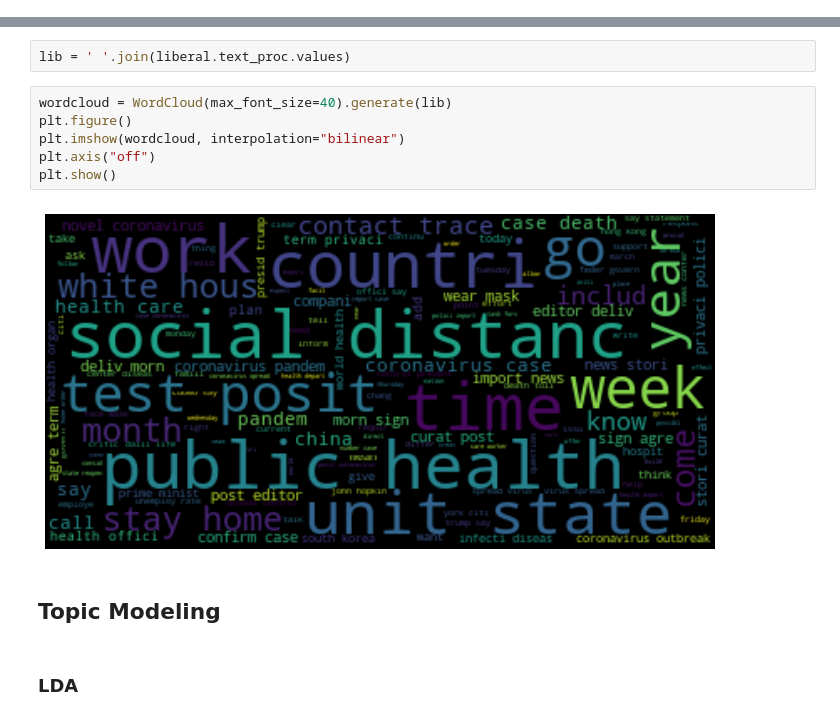
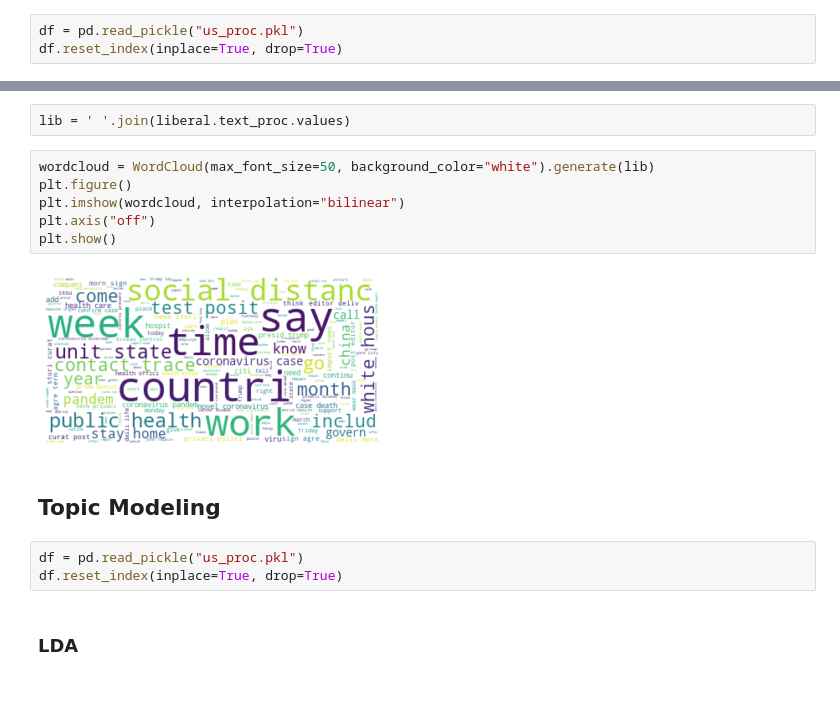
Before and after one commit to yenniejun/contact-tracing, a Jupyter notebook: Topic Modeling.ipynb, the cells around one changed output, grey strips where cells are left out. Saved outputs shown, nothing was run; the diff lists cells and outputs as text; blank space fills up the shorter version.

```diff
--- a/Topic Modeling.ipynb
+++ b/Topic Modeling.ipynb
@@ -415,3 +494,6 @@ df.drop(columns="Unnamed: 0", inplace=True)
+# %%
+df = pd.read_pickle("us_proc.pkl")
+df.reset_index(inplace=True, drop=True)
 # %%
 df.source.unique()
 # %% [output]
@@ -514,15 +596,18 @@ plt.show()
 # %%
 lib = ' '.join(liberal.text_proc.values)
 # %%
-wordcloud = WordCloud(max_font_size=40).generate(lib)
+wordcloud = WordCloud(max_font_size=50, background_color="white").generate(lib)
 plt.figure()
 plt.imshow(wordcloud, interpolation="bilinear")
 plt.axis("off")
 plt.show()
 # %% [output]
-[figure, old version]
+[figure, new version]
 # %% [markdown]
 ## Topic Modeling
+# %%
+df = pd.read_pickle("us_proc.pkl")
+df.reset_index(inplace=True, drop=True)
 # %% [markdown]
 ### LDA
 # %%
```
Also changed, not shown: parts of 66 cells of this notebook.
